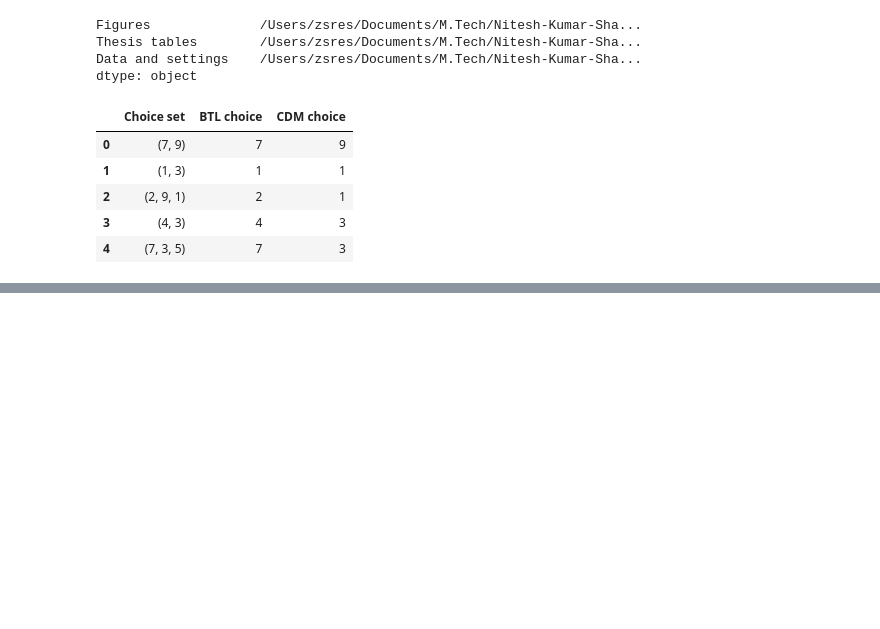
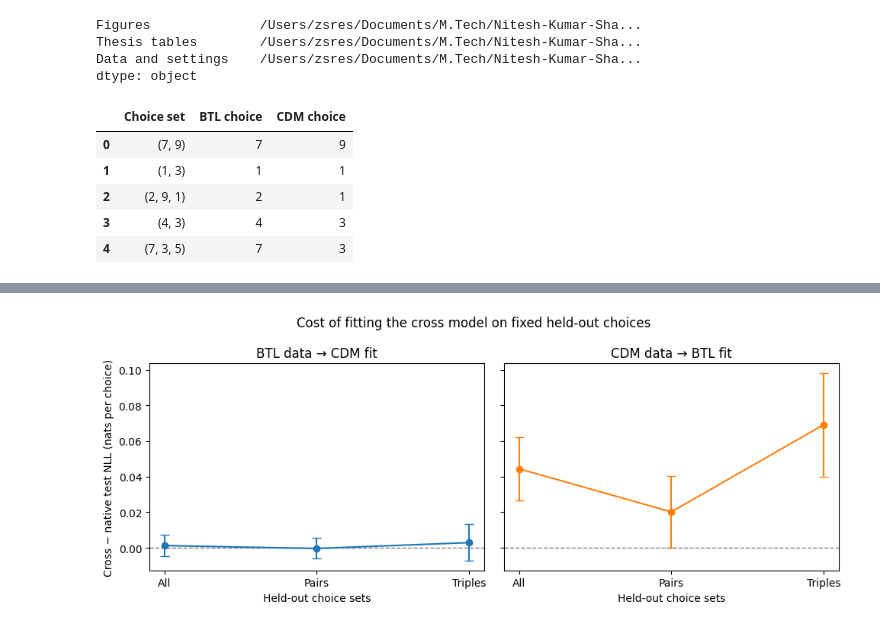
Before and after one commit to rbhdsks/Learning-from-Comparison-Data-Master-Thesis-Project-, a Jupyter notebook: notebooks/experiments/Context_Dependent_Model/04-Unifiednotebook.ipynb, the cells around one changed output, grey strips where cells are left out. Drawn from its saved outputs; the diff is of its cells as text; code cells hidden in the pictures; blank space fills up the shorter version.

Commit message:
plots till held out choice sets for full cdm

```diff
--- a/notebooks/experiments/Context_Dependent_Model/04-Unifiednotebook.ipynb
+++ b/notebooks/experiments/Context_Dependent_Model/04-Unifiednotebook.ipynb
@@ -252,0 +654,81 @@ pd.DataFrame({
+# %%
+started_at = perf_counter()
+
+# Each difference compares two fits on the same observed test choice.
+gap_data = pd.concat(
+    [
+        per_choice_nll.assign(Group="All"),
+        per_choice_nll.assign(
+            Group=per_choice_nll["Menu size"].map({2: "Pairs", 3: "Triples"})
+        ),
+    ],
+    ignore_index=True,
+)
+
+gap_summary = (
+    gap_data.groupby(["Source", "Group"])["Cross - native"]
+    .agg(mean="mean", std="std", choices="count")
+    .reset_index()
+)
+gap_summary["SE"] = gap_summary["std"] / np.sqrt(gap_summary["choices"])
+gap_summary["95% lower"] = gap_summary["mean"] - 1.96 * gap_summary["SE"]
+gap_summary["95% upper"] = gap_summary["mean"] + 1.96 * gap_summary["SE"]
+
+fig, axes = plt.subplots(1, 2, figsize=(10, 4), sharey=True)
+
+for ax, source, title, color in zip(
+    axes,
+    ("BTL", "CDM"),
+    ("BTL data → CDM fit", "CDM data → BTL fit"),
+    ("tab:blue", "tab:orange"),
+):
+    rows = gap_summary[gap_summary["Source"] == source].set_index("Group")
+    rows = rows.loc[["All", "Pairs", "Triples"]]
+
+    ax.errorbar(
+        range(3),
+        rows["mean"],
+        yerr=1.96 * rows["SE"],
+        fmt="o-",
+        capsize=4,
+        color=color,
+    )
+    ax.axhline(0, color="gray", linestyle="--", linewidth=1)
+    ax.set_xticks(range(3))
+    ax.set_xticklabels(rows.index)
+    ax.set_title(title)
+    ax.set_xlabel("Held-out choice sets")
+
+axes[0].set_ylabel("Cross − native test NLL (nats per choice)")
+fig.suptitle("Cost of fitting the cross model on fixed held-out choices")
+fig.tight_layout()
+
+FIGURE_DIR.mkdir(parents=True, exist_ok=True)
+TABLE_DIR.mkdir(parents=True, exist_ok=True)
+fig.savefig(FIGURE_DIR / "04_cross_fit_nll_gap.png", dpi=200, bbox_inches="tight")
+fig.savefig(FIGURE_DIR / "04_cross_fit_nll_gap.pdf", bbox_inches="tight")
+gap_summary.to_csv(TABLE_DIR / "04_cross_fit_nll_gap.csv", index=False)
+
+elapsed = perf_counter() - started_at
+stage = "Test-gap summary and figure"
+runtime_log = pd.concat(
+    [
+        runtime_log[runtime_log["Stage"] != stage],
+        pd.DataFrame([{
+            "Stage": stage,
+            "Data source": "Both",
+            "Model": "BTL and CDM",
+            "Elapsed seconds": elapsed,
+            "Seed": SEED,
+            "Items": N_ITEMS,
+            "Training choices": len(split_indices["train"]),
+            "Device": str(DEVICE),
+        }]),
+    ],
+    ignore_index=True,
+)
+runtime_log.to_csv(LOG_DIR / "04_runtime_log.csv", index=False)
+
+display(gap_summary.round(4))
+plt.show()
+# %% [output]
@@ -252,0 +742 @@ pd.DataFrame({
+[figure, added]
```
Also changed, not shown: parts of 12 cells of this notebook.
